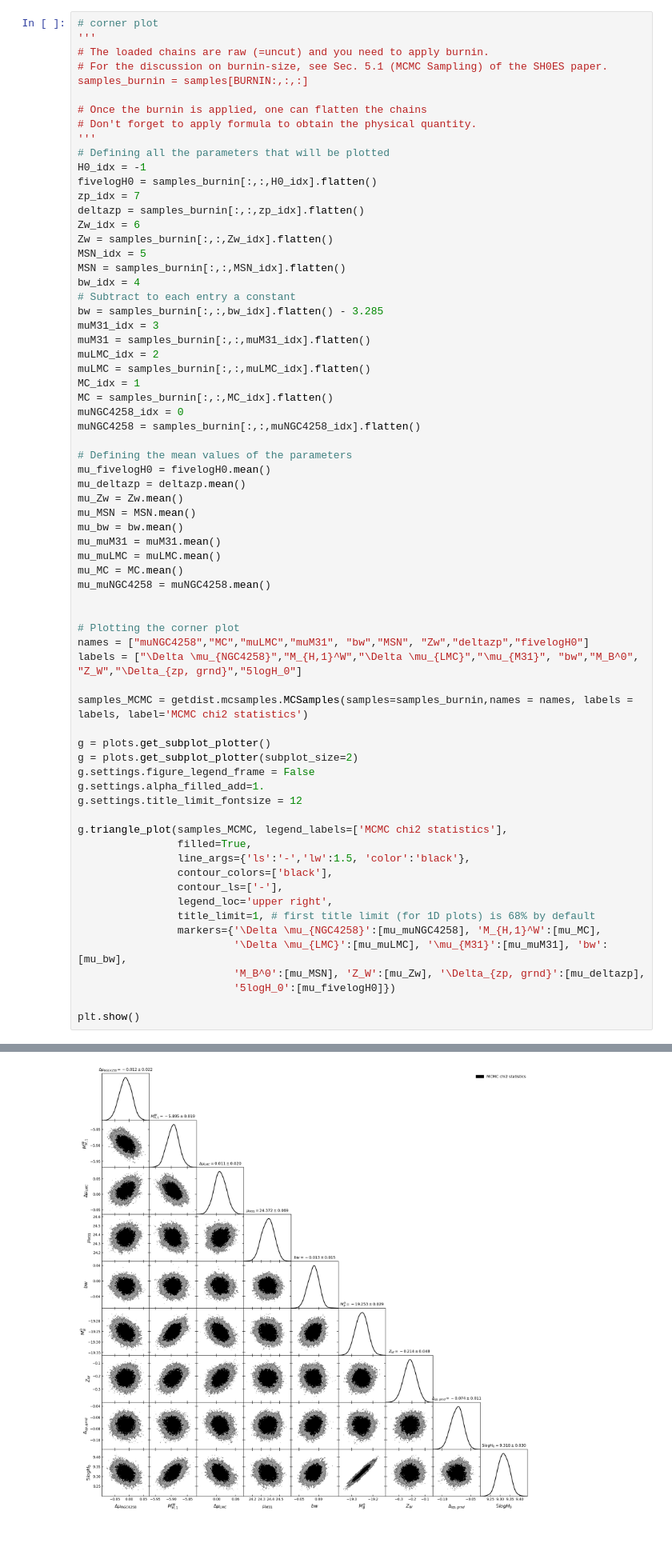
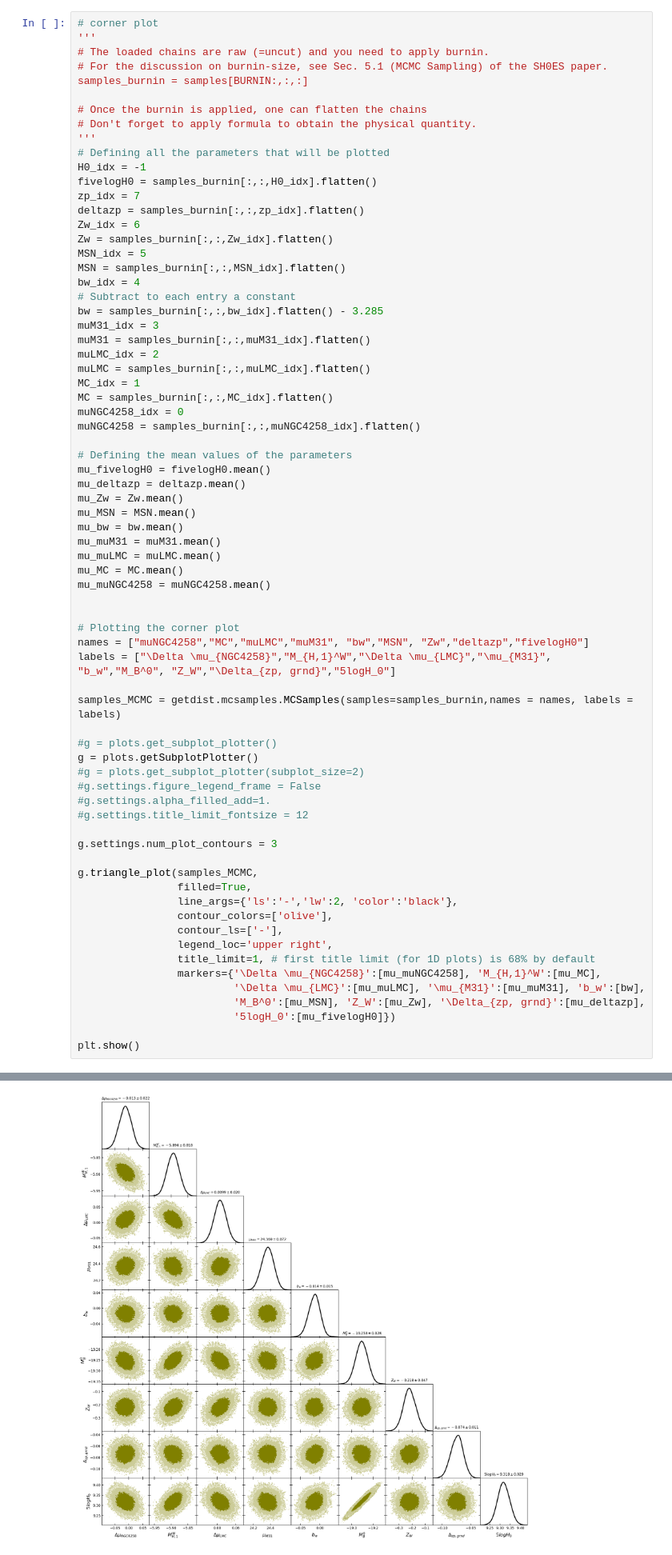
Before and after one commit to GenovaCosmology/AstroCosmoComputational, a Jupyter notebook: Students/Gabriele_Russo/ExamProject/H0mcmc.ipynb, the cells around one changed output, grey strips where cells are left out. Shown at 80% size. Drawn from its saved outputs; the diff is of its cells as text.

```diff
--- a/Students/Gabriele_Russo/ExamProject/H0mcmc.ipynb
+++ b/Students/Gabriele_Russo/ExamProject/H0mcmc.ipynb
@@ -130,25 +129,28 @@ mu_muNGC4258 = muNGC4258.mean()
 
 # Plotting the corner plot
 names = ["muNGC4258","MC","muLMC","muM31", "bw","MSN", "Zw","deltazp","fivelogH0"]
-labels = ["\Delta \mu_{NGC4258}","M_{H,1}^W","\Delta \mu_{LMC}","\mu_{M31}", "bw","M_B^0", "Z_W","\Delta_{zp, grnd}","5logH_0"]
+labels = ["\Delta \mu_{NGC4258}","M_{H,1}^W","\Delta \mu_{LMC}","\mu_{M31}", "b_w","M_B^0", "Z_W","\Delta_{zp, grnd}","5logH_0"]
 
-samples_MCMC = getdist.mcsamples.MCSamples(samples=samples_burnin,names = names, labels = labels, label='MCMC chi2 statistics')
+samples_MCMC = getdist.mcsamples.MCSamples(samples=samples_burnin,names = names, labels = labels)
 
-g = plots.get_subplot_plotter()
-g = plots.get_subplot_plotter(subplot_size=2)
-g.settings.figure_legend_frame = False
-g.settings.alpha_filled_add=1.
-g.settings.title_limit_fontsize = 12
+#g = plots.get_subplot_plotter()
+g = plots.getSubplotPlotter()
+#g = plots.get_subplot_plotter(subplot_size=2)
+#g.settings.figure_legend_frame = False
+#g.settings.alpha_filled_add=1.
+#g.settings.title_limit_fontsize = 12
 
-g.triangle_plot(samples_MCMC, legend_labels=['MCMC chi2 statistics'],
+g.settings.num_plot_contours = 3
+
+g.triangle_plot(samples_MCMC,
                 filled=True,
-                line_args={'ls':'-','lw':1.5, 'color':'black'},
-                contour_colors=['black'],
+                line_args={'ls':'-','lw':2, 'color':'black'},
+                contour_colors=['olive'],
                 contour_ls=['-'],
                 legend_loc='upper right',
                 title_limit=1, # first title limit (for 1D plots) is 68% by default
                 markers={'\Delta \mu_{NGC4258}':[mu_muNGC4258], 'M_{H,1}^W':[mu_MC],
-                         '\Delta \mu_{LMC}':[mu_muLMC], '\mu_{M31}':[mu_muM31], 'bw':[mu_bw],
+                         '\Delta \mu_{LMC}':[mu_muLMC], '\mu_{M31}':[mu_muM31], 'b_w':[bw],
                          'M_B^0':[mu_MSN], 'Z_W':[mu_Zw], '\Delta_{zp, grnd}':[mu_deltazp],
                          '5logH_0':[mu_fivelogH0]})
 
@@ -170,6 +172,6 @@ WARNING:root:auto bandwidth for muLMC very small or failed (h=0.0003860136937393
 ... (37 lines left out)
 WARNING:root:fine_bins_2D not large enough for optimal density: MSN, deltazp
 WARNING:root:fine_bins_2D not large enough for optimal density: Zw, deltazp
 WARNING:root:fine_bins_2D not large enough for optimal density: Zw, fivelogH0
 WARNING:root:fine_bins_2D not large enough for optimal density: deltazp, fivelogH0
-[figure, old version]
+[figure, new version]
```
Also changed, not shown: parts of 6 cells of this notebook, 2 other files.
